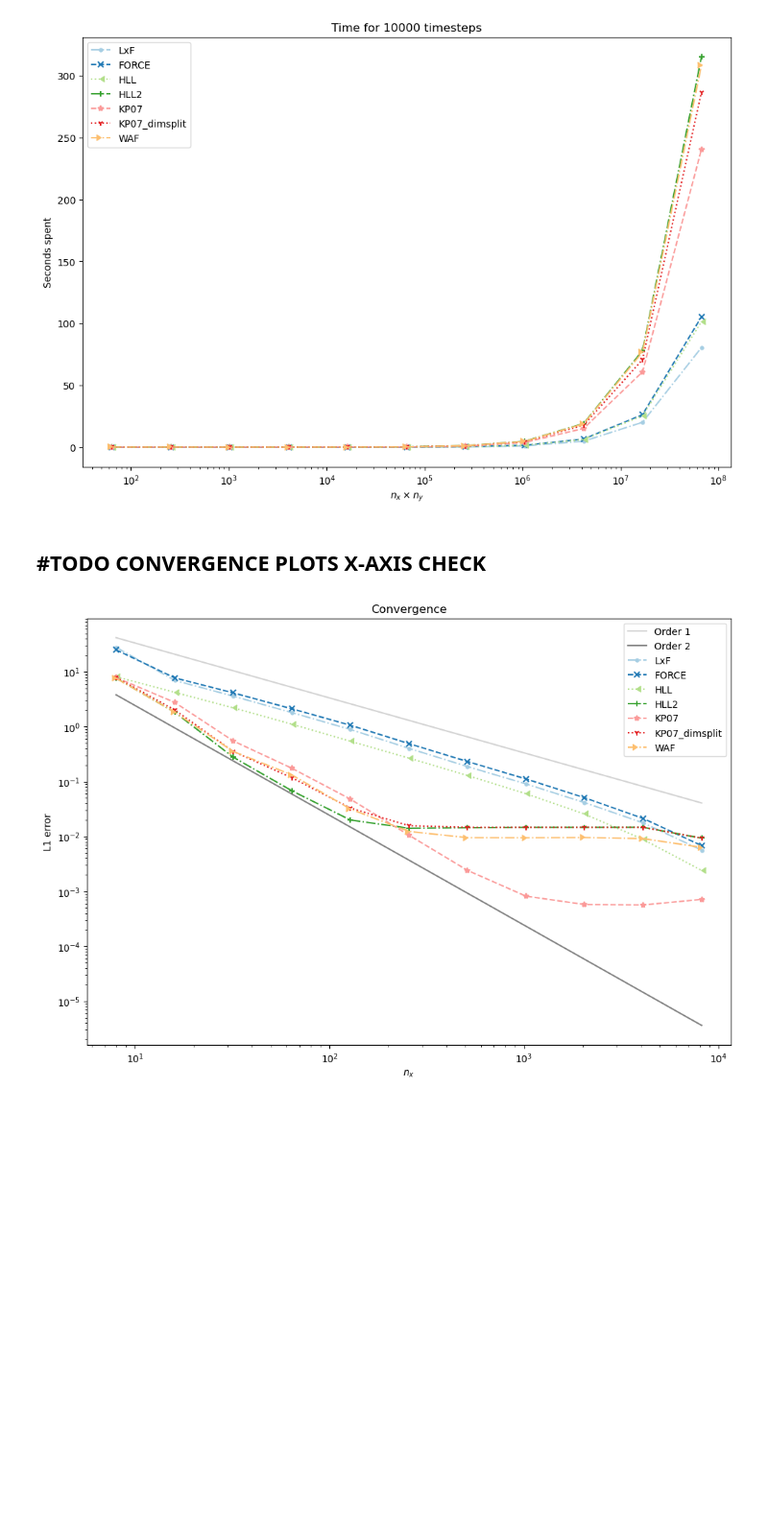
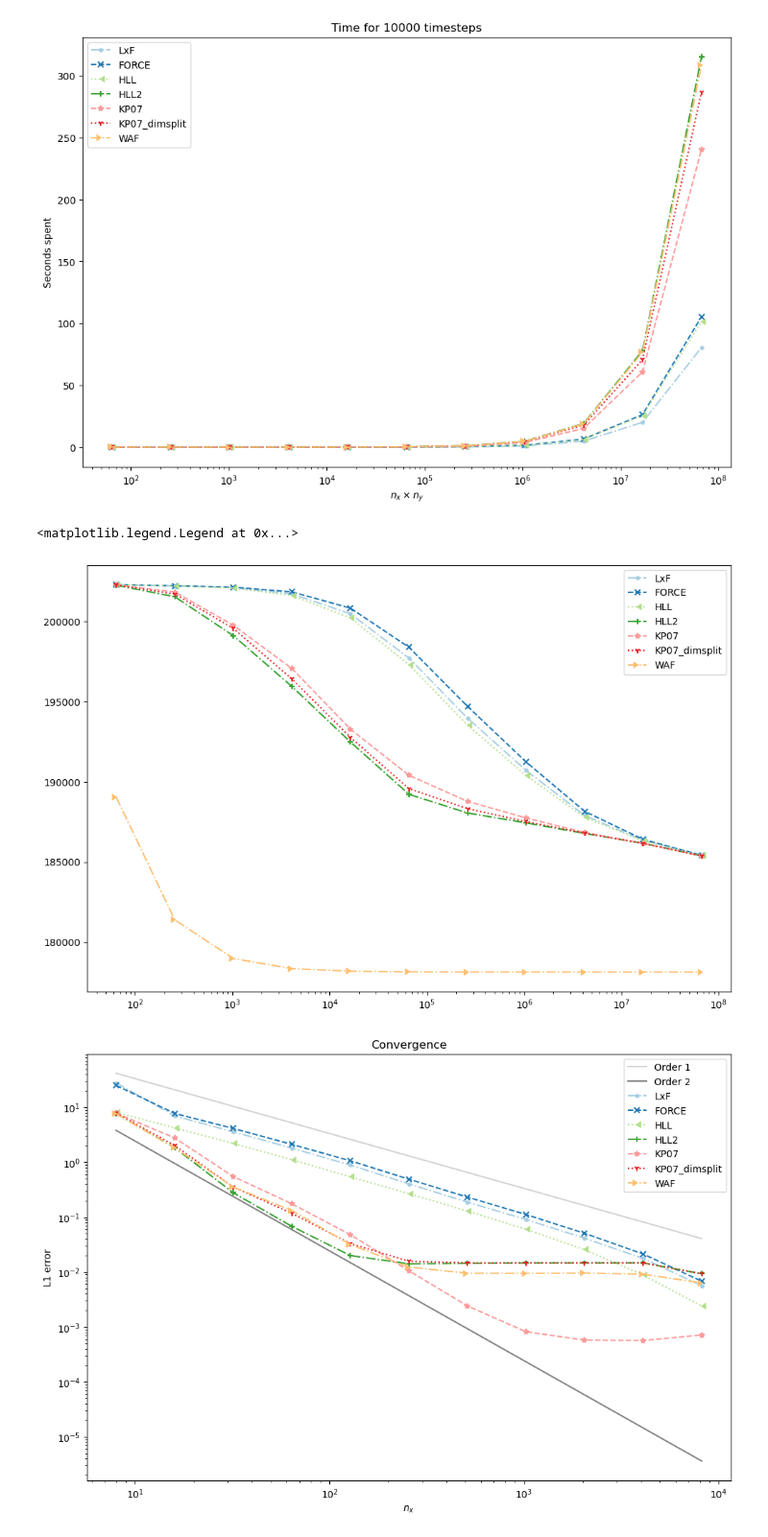
Before and after one commit to aadi-bh/FiniteVolumeGPU, a Jupyter notebook: plotter_simulator.ipynb, the cells around one changed output. Shown at 96% size. Drawn from its saved outputs; the diff is of its cells as text; code cells hidden in the pictures; blank space fills up the shorter version.

```diff
--- a/plotter_simulator.ipynb
+++ b/plotter_simulator.ipynb
@@ -248,8 +239,19 @@ plt.title(f"Time for {longsim_nt.astype(int)} timesteps")
 miscPlotting.save_figure(fig, "time_spent_for_bignumber_timesteps", ic)
 # %% [output]
 [figure]
-# %% [markdown]
-## #TODO CONVERGENCE PLOTS X-AXIS CHECK
+# %%
+fig = plt.figure()
+miscPlotting.setBwStyles(fig.gca())
+for i, simulator in enumerate(simulators):
+    plt.semilogx(ds_x[i] * ds_y[i], longsim_tf[i] * ds_x[i], label = f"{simulator.__name__}")
+#    plt.xlabel("$n_x\\times n_y$")
+#   plt.ylabel("$t_f$")
+plt.legend()
+#plt.title(f"Averaged $\Delta t$ for {longsim_nt.astype(int)} timesteps")
+# miscPlotting.save_figure(fig, "time_spent_for_bignumber_timesteps", ic)
+# %% [output]
+<matplotlib.legend.Legend at 0x...>
+[figure, added]
 # %%
 import miscPlotting
 import importlib
```
Also changed, not shown: parts of 8 cells of this notebook.
